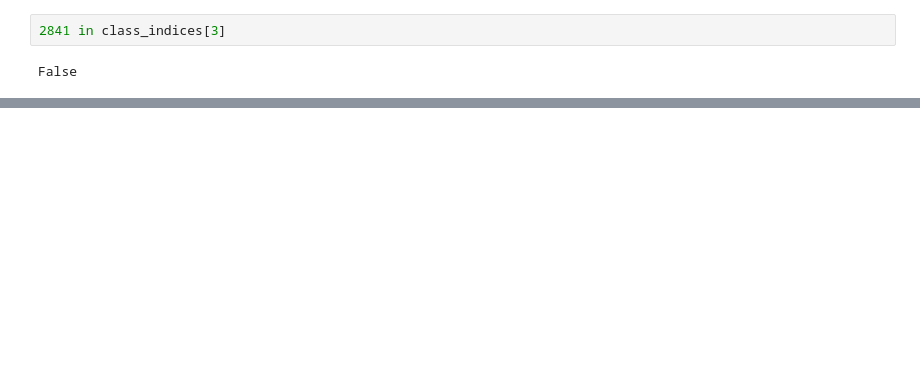
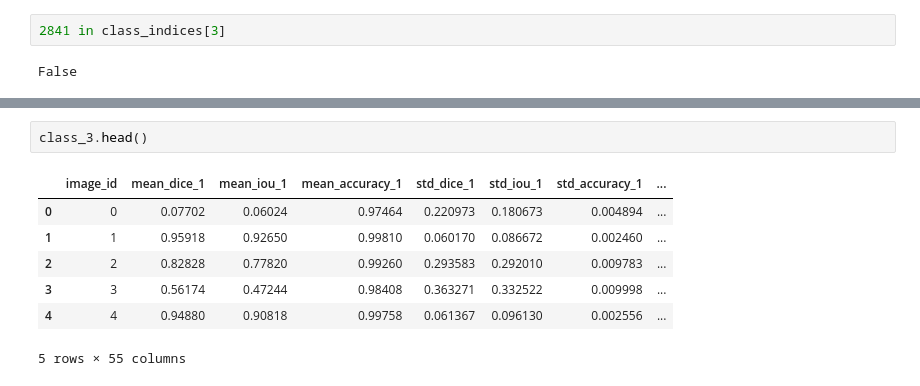
Before and after one commit to ThanhNguyen140/SAM_evaluation, a Jupyter notebook: thanh/result_analysis.ipynb, the cells around one changed output, grey strips where cells are left out. Drawn from its saved outputs; the diff is of its cells as text; blank space fills up the shorter version.

```diff
--- a/thanh/result_analysis.ipynb
+++ b/thanh/result_analysis.ipynb
@@ -51,0 +109,10 @@ False
+# %%
+class_3.head()
+# %% [output]
+|  | image_id | mean_dice_1 | mean_iou_1 | mean_accuracy_1 | std_dice_1 | std_iou_1 | std_accuracy_1 | ... |
+| 0 | 0 | 0.07702 | 0.06024 | 0.97464 | 0.220973 | 0.180673 | 0.004894 | ... |
+| 1 | 1 | 0.95918 | 0.92650 | 0.99810 | 0.060170 | 0.086672 | 0.002460 | ... |
+| 2 | 2 | 0.82828 | 0.77820 | 0.99260 | 0.293583 | 0.292010 | 0.009783 | ... |
+| 3 | 3 | 0.56174 | 0.47244 | 0.98408 | 0.363271 | 0.332522 | 0.009998 | ... |
+| 4 | 4 | 0.94880 | 0.90818 | 0.99758 | 0.061367 | 0.096130 | 0.002556 | ... |
+5 rows × 55 columns
```
Also changed, not shown: parts of 13 cells of this notebook, 1 other file.
